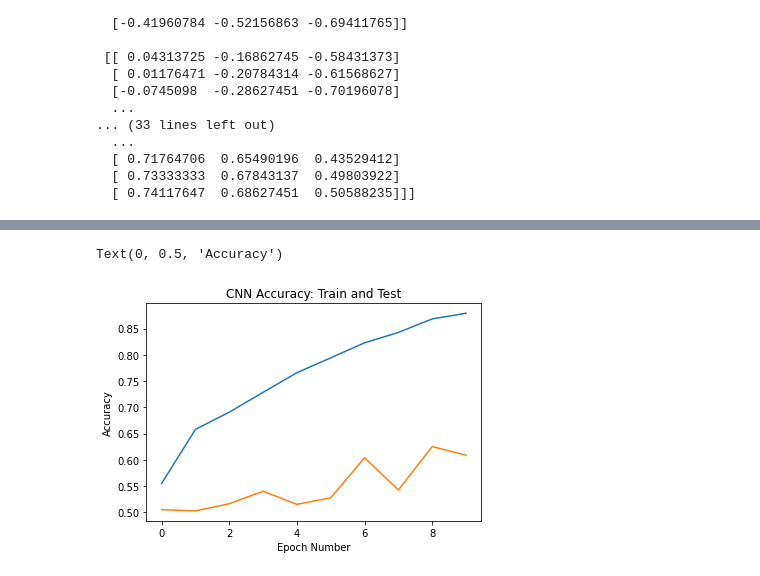
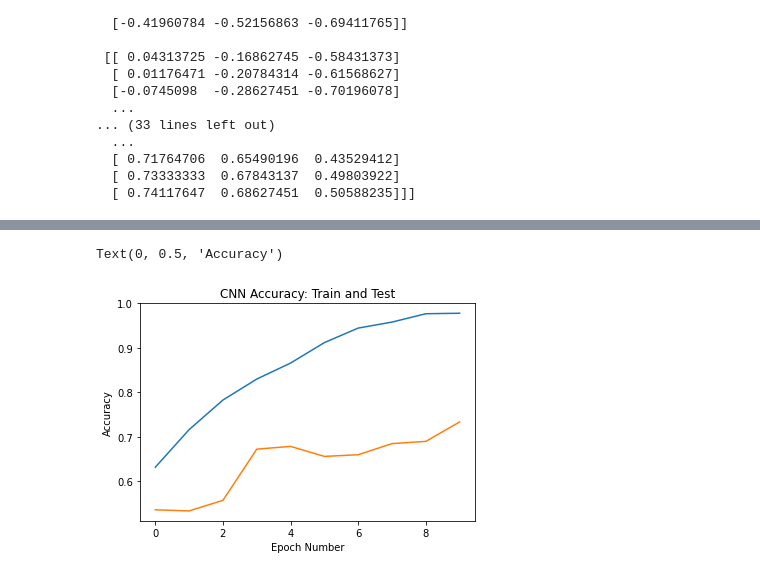
Before and after one commit to tcruz88/CNN_project, a Jupyter notebook: CNN.ipynb, the cells around one changed output, grey strips where cells are left out. Saved outputs shown, nothing was run; the diff lists cells and outputs as text; code cells hidden in the pictures.

```diff
--- a/CNN.ipynb
+++ b/CNN.ipynb
@@ -81,17 +98,21 @@ from keras.layers import Activation, Conv2D, Dense, Flatten, MaxPool2D, BatchNor
 from keras.models import Sequential
 
 model = Sequential()
+
 model.add(Conv2D(32, (5,5), padding='same',activation='relu', input_shape=(100,100,3) ))
 model.add(BatchNormalization())
 model.add(MaxPool2D(pool_size=(2,2)))
+
 model.add(Conv2D(100, (5,5), padding='same',activation='relu'))
 model.add(BatchNormalization())
-model.add(Dropout(rate=0.5)) # muting half of trainable parameters
+model.add(Dropout(rate=0.25)) # muting 1/4 of trainable parameters
 model.add(MaxPool2D(pool_size=(2,2)))
+
 model.add(Conv2D(100, (5,5), padding='same',activation='relu'))
 model.add(BatchNormalization())
-model.add(Dropout(rate=0.5))
-model.add(MaxPool2D(pool_size=(2,2)))
+model.add(Dropout(rate=0.25))
+#model.add(MaxPool2D(pool_size=(2,2)))
+
 model.add(Flatten())
 model.add(Dense(124))
 model.add(Activation('relu'))
@@ -144,7 +165,7 @@ from keras.optimizers import Adam
 
 optimizer = Adam(lr=0.001)
 model.compile(optimizer=optimizer, loss='binary_crossentropy', metrics=['acc'])
-h = model.fit(X_train, y_train, batch_size=128, epochs=10, validation_data=(X_test,y_test))
+h = model.fit(X_train, y_train, batch_size=64, epochs=10, validation_data=(X_test,y_test))
 model.save('catdog_CNN.h5')
 
 plt.plot(h.history['acc'])
@@ -176,5 +197,5 @@ Epoch 10/10
 Text(0, 0.5, 'Accuracy')
-[figure, old version]
+[figure, new version]
 # %%
 from keras.models import load_model
 
```
Also changed, not shown: parts of 12 cells of this notebook.
